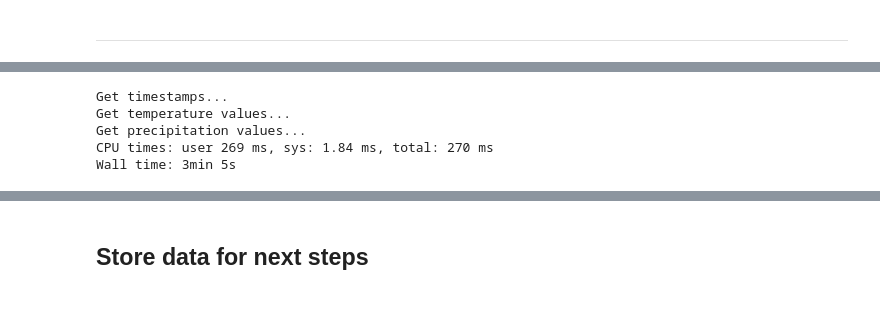
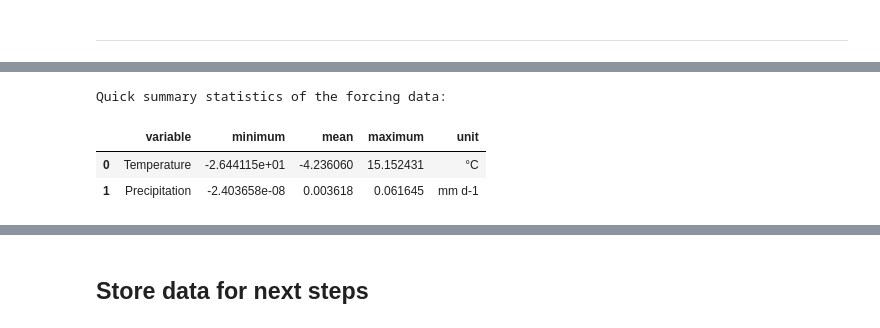
Before and after one commit to phiscu/matilda_online, a Jupyter notebook: Notebook2_Forcing_data.ipynb, the cells around one changed output, grey strips where cells are left out. Saved outputs shown, nothing was run; the diff lists cells and outputs as text; code cells hidden in the pictures.

```diff
--- a/Notebook2_Forcing_data.ipynb
+++ b/Notebook2_Forcing_data.ipynb
@@ -261,20 +167,20 @@ We can then aggregate the results into arrays, download them with `.getInfo()` a
 # %%
-%%time
+import pandas as pd
 
-df = pd.DataFrame()
-print("Get timestamps...")
-df['ts'] = withMean.aggregate_array('system:time_start').getInfo()
-df['dt'] = df['ts'].apply(lambda x: datetime.datetime.fromtimestamp(x / 1000))
-print("Get temperature values...")
-df['temp'] = withMean.aggregate_array('temperature_2m').getInfo()
-df['temp_c'] = df['temp'] - 273.15
-print("Get precipitation values...")
-df['prec'] = withMean.aggregate_array('total_precipitation_sum').getInfo()
-df['prec'] = df['prec'] * 1000
+summary_df = pd.DataFrame(
+    {
+        "variable": ["Temperature", "Precipitation"],
+        "minimum": [df["temp_c"].min(), df["prec"].min()],
+        "mean": [df["temp_c"].mean(), df["prec"].mean()],
+        "maximum": [df["temp_c"].max(), df["prec"].max()],
+        "unit": ["°C", "mm d-1"],
+    }
+)
+print("Quick summary statistics of the forcing data:")
+display(summary_df)
 # %% [output]
-Get timestamps...
-Get temperature values...
-Get precipitation values...
-CPU times: user 269 ms, sys: 1.84 ms, total: 270 ms
-Wall time: 3min 5s
+Quick summary statistics of the forcing data:
+|  | variable | minimum | mean | maximum | unit |
+| 0 | Temperature | -2.644115e+01 | -4.236060 | 15.152431 | °C |
+| 1 | Precipitation | -2.403658e-08 | 0.003618 | 0.061645 | mm d-1 |
 # %% [markdown]
```
Also changed, not shown: parts of 49 cells of this notebook, 3 other files.
